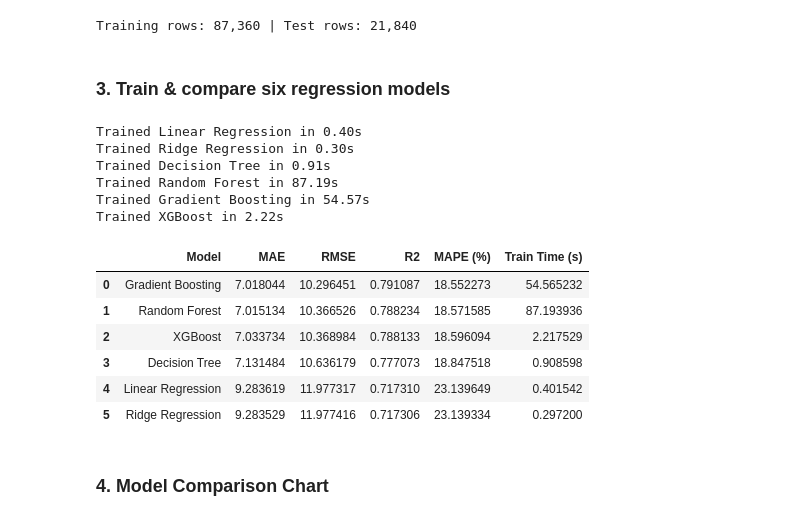
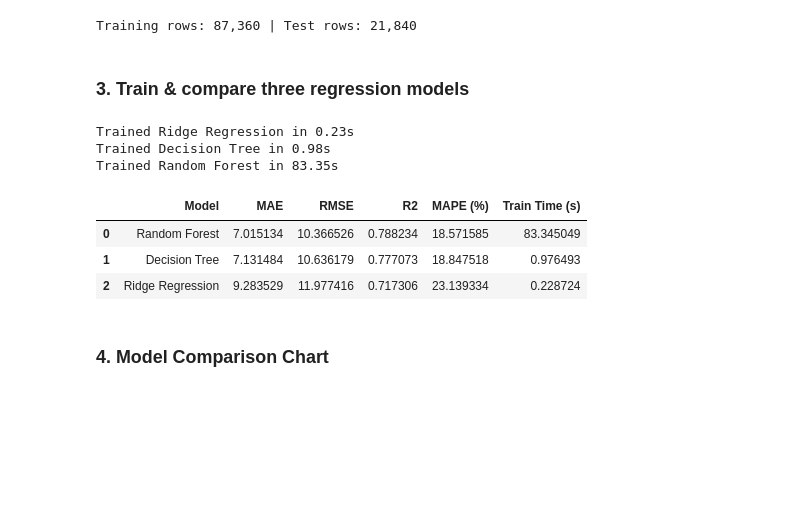
Before and after one commit to Tusharadelkar/Case-Study-5-Smart-Transportation-and-Traffic-Analytics-System-using-Apache-Spark, a Jupyter notebook: notebooks/case_study.ipynb, the cells around one changed output. Cells and saved outputs as stored; diff of their text form; code cells hidden in the pictures; blank space fills up the shorter version.

```diff
--- a/notebooks/case_study_optimized.ipynb
+++ b/notebooks/case_study.ipynb
@@ -709,63 +747,53 @@ preprocessor = ColumnTransformer(
 # %% [output]
 Training rows: 87,360 | Test rows: 21,840
 # %% [markdown]
-### 3. Train & compare six regression models
+### 3. Train & compare three regression models
 # %%
-from sklearn.linear_model import LinearRegression, Ridge
+from sklearn.linear_model import Ridge
 from sklearn.tree import DecisionTreeRegressor
-from sklearn.ensemble import RandomForestRegressor, GradientBoostingRegressor
+from sklearn.ensemble import RandomForestRegressor
 from sklearn.metrics import mean_absolute_error, mean_squared_error, r2_score, mean_absolute_percentage_error
-from xgboost import XGBRegressor
 import time
 
 models = {
-    "Linear Regression": LinearRegression(),
     "Ridge Regression": Ridge(alpha=1.0, random_state=42),
     "Decision Tree": DecisionTreeRegressor(max_depth=12, random_state=42),
     "Random Forest": RandomForestRegressor(n_estimators=150, max_depth=15, n_jobs=-1, random_state=42),
-    "Gradient Boosting": GradientBoostingRegressor(n_estimators=150, max_depth=4, learning_rate=0.1, random_state=42),
-    "XGBoost": XGBRegressor(n_estimators=200, max_depth=6, learning_rate=0.1, n_jobs=-1, random_state=42),
 }
 
 results = []
 fitted_pipelines = {}
 
 for name, estimator in models.items():
     pipe = Pipeline([("preprocess", preprocessor), ("model", estimator)])
 
     start = time.time()
     pipe.fit(X_train, y_train)
     train_time = time.time() - start
 
     preds = pipe.predict(X_test)
 
     results.append({
         "Model": name,
         "MAE": mean_absolute_error(y_test, preds),
         "RMSE": np.sqrt(mean_squared_error(y_test, preds)),
         "R2": r2_score(y_test, preds),
         "MAPE (%)": mean_absolute_percentage_error(y_test, preds) * 100,
         "Train Time (s)": train_time,
     })
     fitted_pipelines[name] = pipe
     print(f"Trained {name} in {train_time:.2f}s")
 
 results_df = pd.DataFrame(results).sort_values("RMSE").reset_index(drop=True)
 results_df
 # %% [output]
-Trained Linear Regression in 0.40s
-Trained Ridge Regression in 0.30s
-Trained Decision Tree in 0.91s
-Trained Random Forest in 87.19s
-Trained Gradient Boosting in 54.57s
-Trained XGBoost in 2.22s
+Trained Ridge Regression in 0.23s
+Trained Decision Tree in 0.98s
+Trained Random Forest in 83.35s
 |  | Model | MAE | RMSE | R2 | MAPE (%) | Train Time (s) |
-| 0 | Gradient Boosting | 7.018044 | 10.296451 | 0.791087 | 18.552273 | 54.565232 |
-| 1 | Random Forest | 7.015134 | 10.366526 | 0.788234 | 18.571585 | 87.193936 |
-| 2 | XGBoost | 7.033734 | 10.368984 | 0.788133 | 18.596094 | 2.217529 |
-| 3 | Decision Tree | 7.131484 | 10.636179 | 0.777073 | 18.847518 | 0.908598 |
-| 4 | Linear Regression | 9.283619 | 11.977317 | 0.717310 | 23.139649 | 0.401542 |
-| 5 | Ridge Regression | 9.283529 | 11.977416 | 0.717306 | 23.139334 | 0.297200 |
+| 0 | Random Forest | 7.015134 | 10.366526 | 0.788234 | 18.571585 | 83.345049 |
+| 1 | Decision Tree | 7.131484 | 10.636179 | 0.777073 | 18.847518 | 0.976493 |
+| 2 | Ridge Regression | 9.283529 | 11.977416 | 0.717306 | 23.139334 | 0.228724 |
 # %% [markdown]
 ### 4. Model Comparison Chart
 # %%
```
Also changed, not shown: parts of 18 cells of this notebook, 15 other files.
